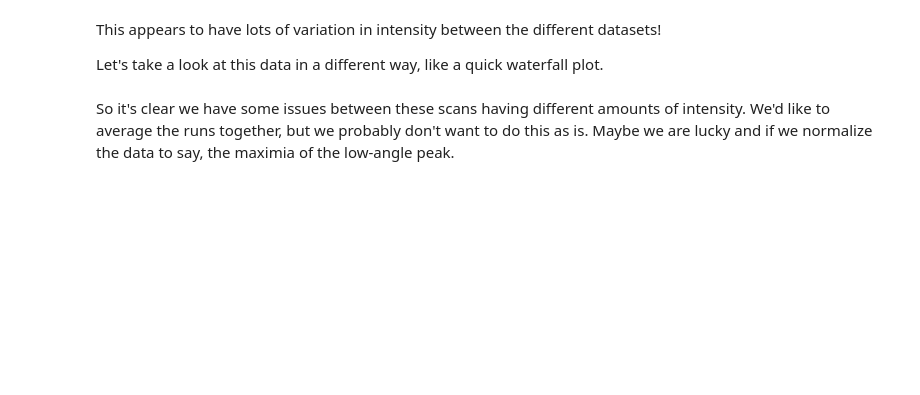
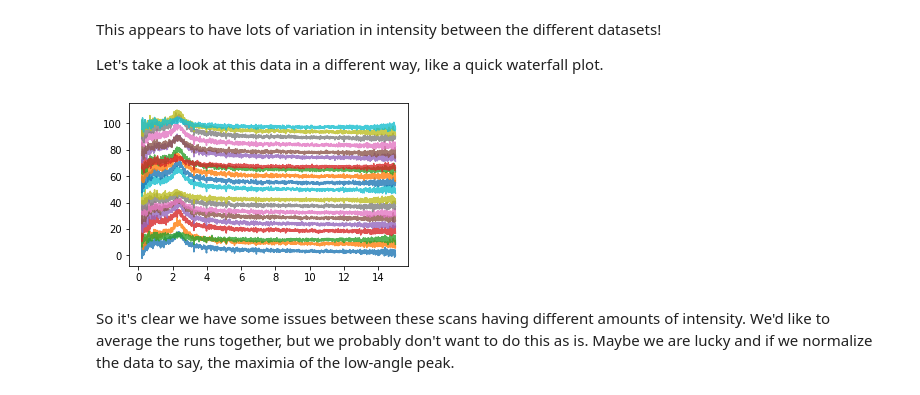
Before and after one commit to NSLS-II/um2022, a Jupyter notebook: Quick_PD_Viz.ipynb, the cells around one changed output. Saved outputs shown, nothing was run; the diff lists cells and outputs as text; code cells hidden in the pictures; blank space fills up the shorter version.

```diff
--- a/Quick_PD_Viz.ipynb
+++ b/Quick_PD_Viz.ipynb
@@ -88,9 +187,11 @@ This appears to have lots of variation in intensity between the different datase
 
 Let's take a look at this data in a different way, like a quick waterfall plot.
 # %%
-plt.figure(figsize=(4,2))
+plt.figure(figsize=(5,3))
 for i in range(len(ethanol_data.columns)):
     plt.plot(ethanol_data.loc[:,i]+i*5,alpha=.8)
+# %% [output]
+[figure, added]
 # %% [markdown]
 So it's clear we have some issues between these scans having different amounts of intensity.  We'd like to average the runs together, but we probably don't want to do this as is.  Maybe we are lucky and if we normalize the data to say, the maximia of the low-angle peak.
 # %%
```
Also changed, not shown: parts of 54 cells of this notebook, 4 other files.
